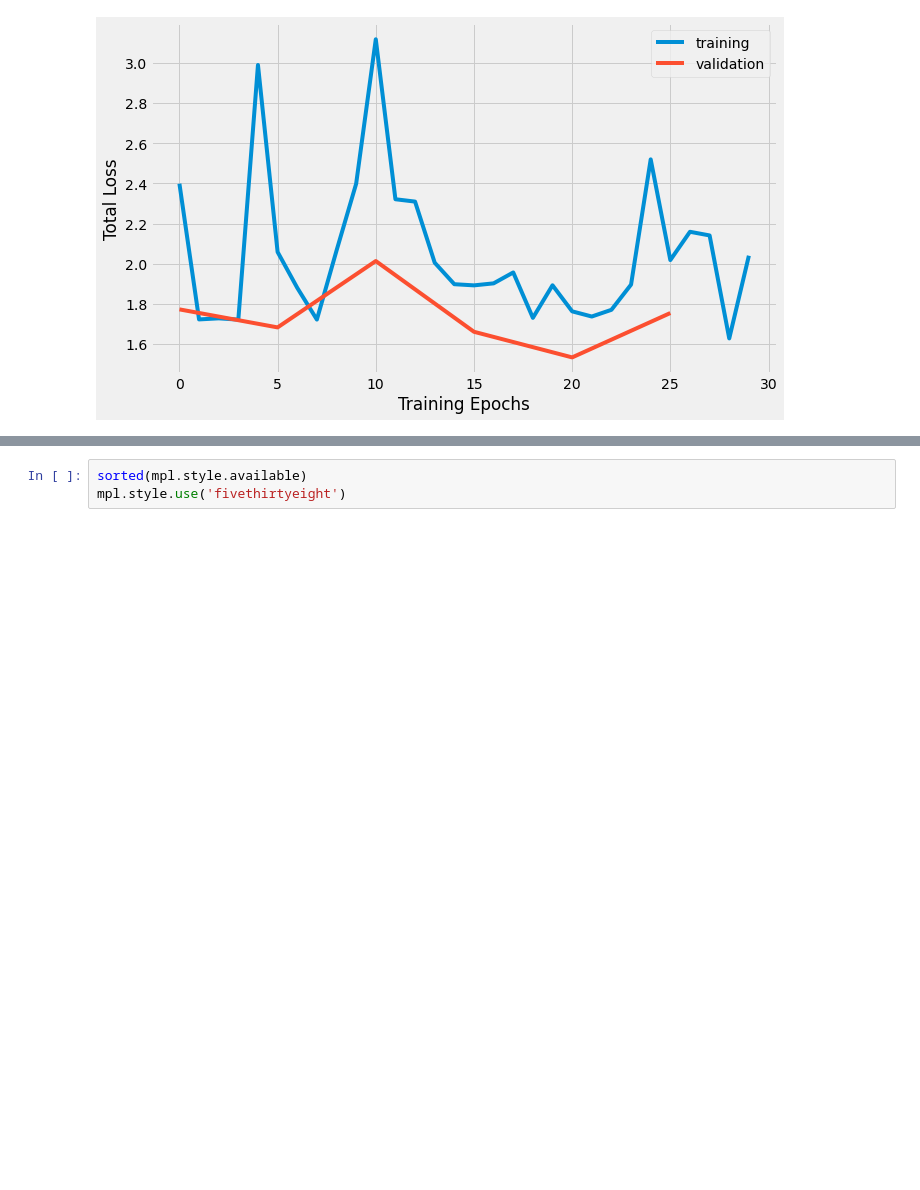
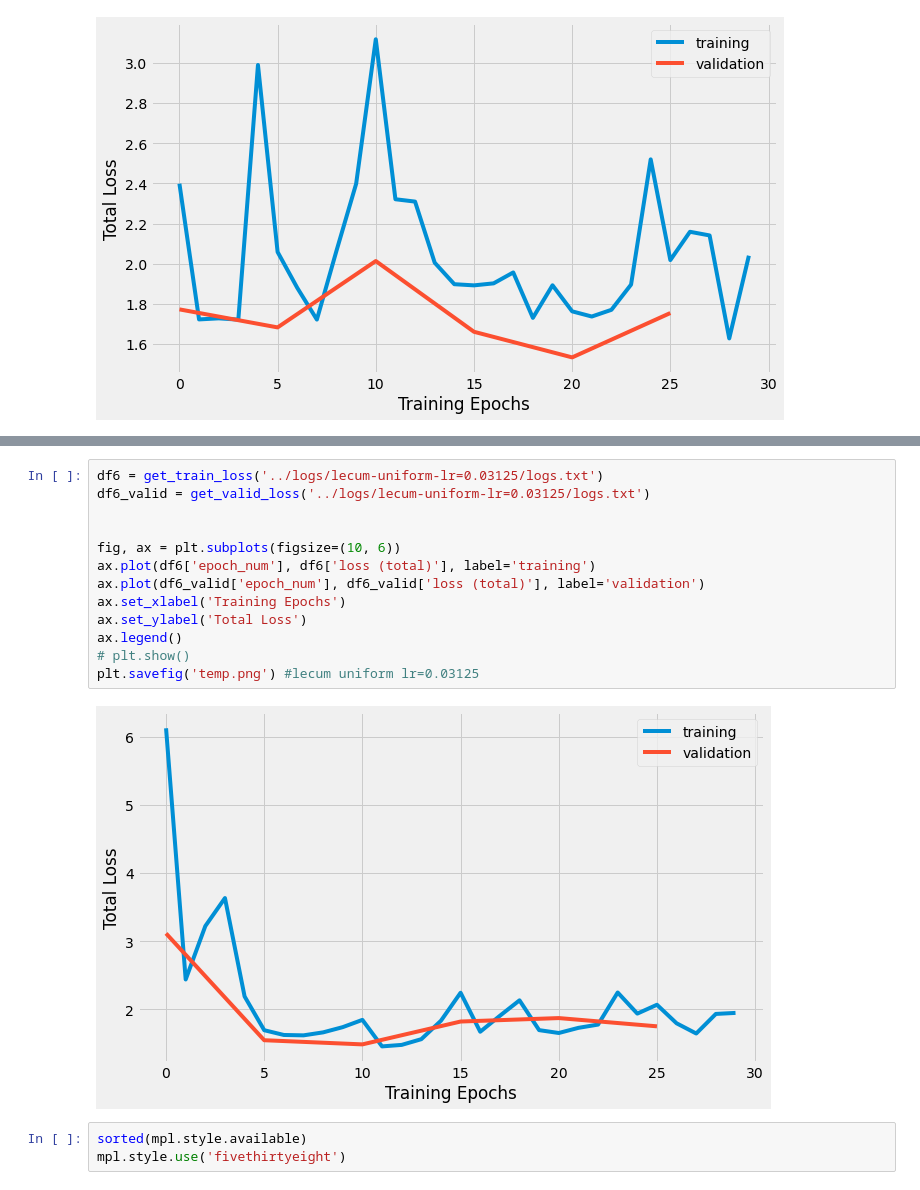
Before and after one commit to thewchan/string_quartets_gen, a Jupyter notebook: notebooks/loss_extraction.ipynb, the cells around one changed output, grey strips where cells are left out. Drawn from its saved outputs; the diff is of its cells as text; blank space fills up the shorter version.

```diff
--- a/notebooks/loss_extraction.ipynb
+++ b/notebooks/loss_extraction.ipynb
@@ -193,3 +193,18 @@ plt.savefig('temp.png') #lecum uniform lr=0.0625
+# %%
+df6 = get_train_loss('../logs/lecum-uniform-lr=0.03125/logs.txt')
+df6_valid = get_valid_loss('../logs/lecum-uniform-lr=0.03125/logs.txt')
+
+
+fig, ax = plt.subplots(figsize=(10, 6))
+ax.plot(df6['epoch_num'], df6['loss (total)'], label='training')
+ax.plot(df6_valid['epoch_num'], df6_valid['loss (total)'], label='validation')
+ax.set_xlabel('Training Epochs')
+ax.set_ylabel('Total Loss')
+ax.legend()
+# plt.show()
+plt.savefig('temp.png') #lecum uniform lr=0.03125
+# %% [output]
+[figure, added]
 # %%
 sorted(mpl.style.available)
 mpl.style.use('fivethirtyeight')
```
Also changed, not shown: parts of 1 cell of this notebook, 15 other files.
